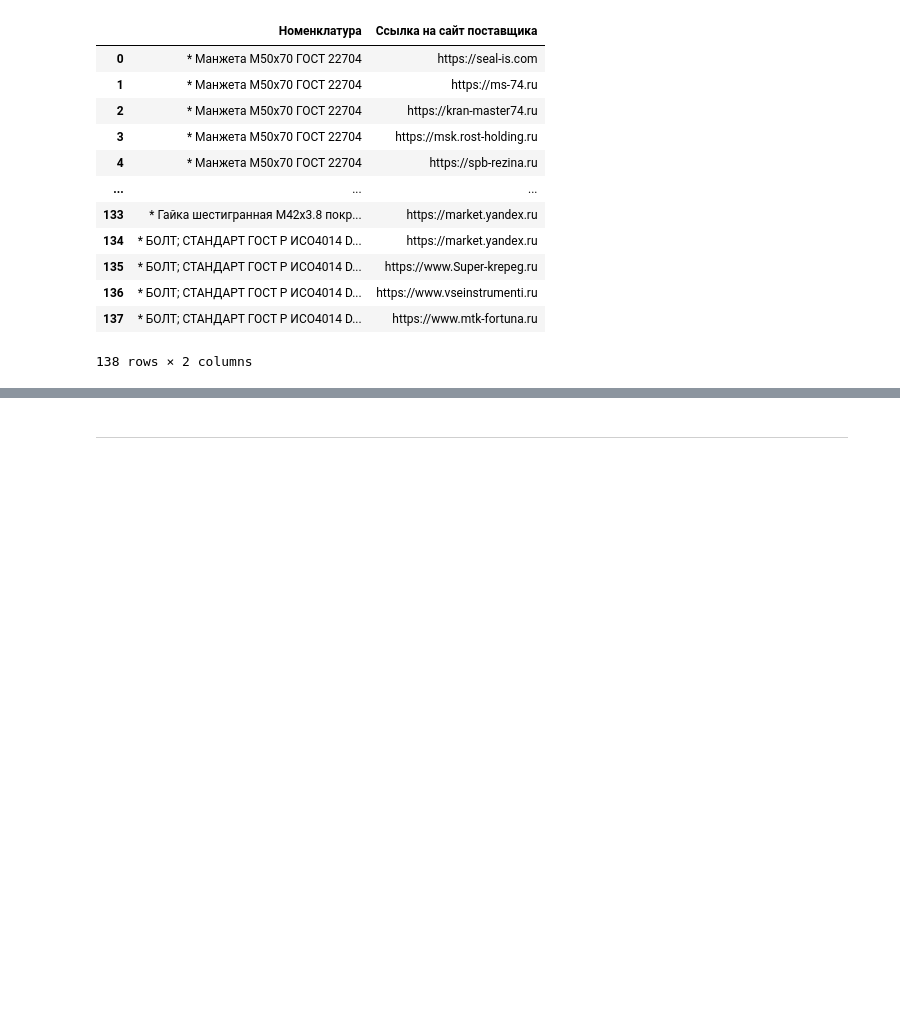
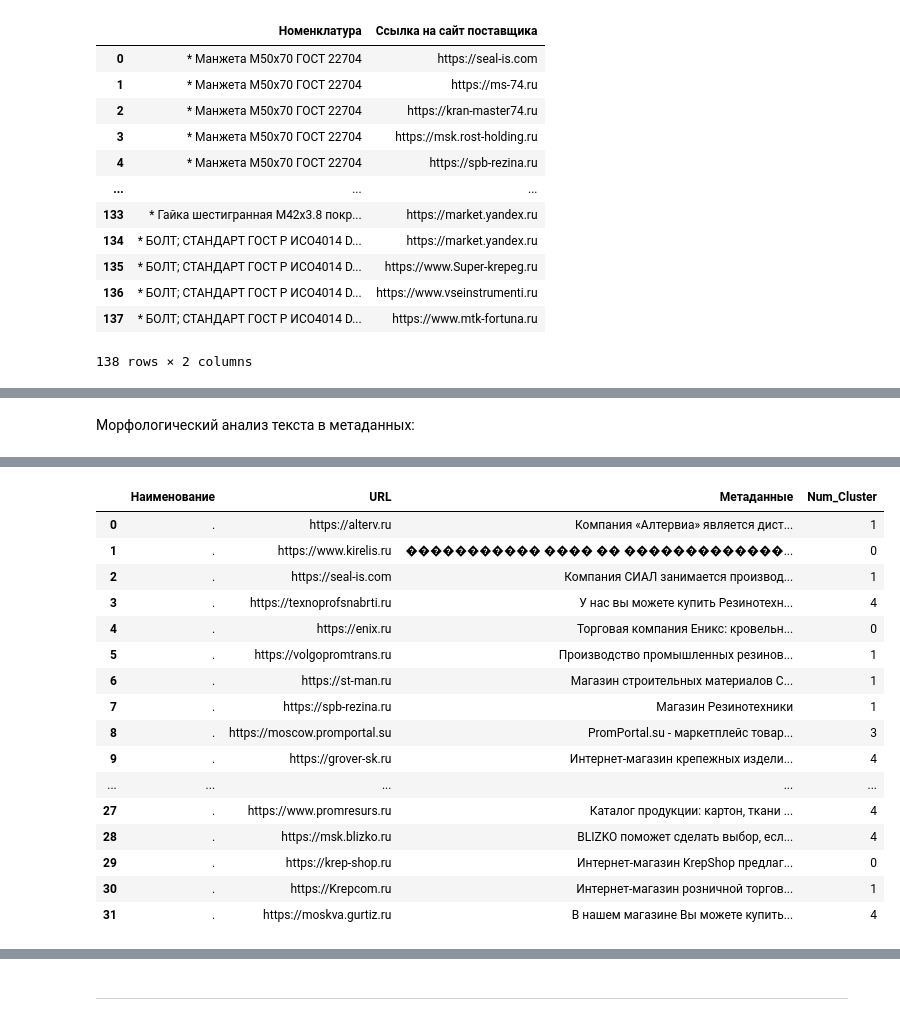
Before and after one commit to AlexHLinS/serverchallengesolution, a Jupyter notebook: Ezee_task3_solution.ipynb, the cells around one changed output, grey strips where cells are left out. Cells and saved outputs as stored; diff of their text form; code cells hidden in the pictures; blank space fills up the shorter version.

```diff
--- a/Ezee_task3_solution.ipynb
+++ b/Ezee_task3_solution.ipynb
@@ -245,0 +339,46 @@ ML модель верификации площадок
+# %%
+#предобработка данных:
+Meta = parsed_meta
+Meta.rename(columns={'Описание': 'Метаданные'}, inplace=True)
+
+# В случае, если у сайта нет метаданных, но он полезен, лучше его не удалять, а маркировать соответствующим образом.
+Meta.fillna('unknown',inplace=True)
+
+bad_words = "[^_{|}~\"\-#$%&'()*+,./:;<=>?@[\]]+"
+# %% [markdown]
+Морфологический анализ текста в метаданных:
+# %%
+from nltk.corpus import stopwords
+nltk.download('punkt')
+nltk.download('stopwords')
+# Проводим морфологический анализ текста в метаданных
+morph = MorphAnalyzer()
+def token_only(text):
+    text = re.sub(bad_words,' ',text)
+    tokens = [word.lower() for sent in sent_tokenize(text) for word in word_tokenize(sent)]
+    filtered_tokens = []
+    for token in tokens:
+        token = token.strip()
+        token = morph.normal_forms(token)[0]
+        filtered_tokens.append(token)
+    return filtered_tokens
+
+stopwords = stopwords.words('russian')
+# stopwords.extend(['итог','руб','который','клиент'])
+tfidf_vectorizer = TfidfVectorizer(smooth_idf=True,max_df=0.5,min_df=0.02,max_features=10000,
+                                   stop_words=stopwords,
+                                   use_idf=True,tokenizer=token_only, ngram_range=(1,4))
+df_for_tfidf = Meta['Метаданные']
+tfidf_matrix = tfidf_vectorizer.fit_transform(df_for_tfidf)
+
+mbk  = MiniBatchKMeans(n_clusters=5,init='random').fit(tfidf_matrix)# Количество кластеров определено "экспертно".
+# как корректно определять кластера указано ниже
+y_kmeansMBK = mbk.predict(tfidf_matrix)
+Num = []
+Num = [pt for pt in y_kmeansMBK]
+df2 = {"Num_Cluster": Num}
+dfMBK = pd.DataFrame(df2)
+df = pd.concat([Meta,dfMBK], axis=1)
+#df.to_excel('Cluster.xlsx', index=False) В случае необходимости импорта в Excel
+df
+# %% [output]
@@ -245,0 +389,17 @@ ML модель верификации площадок
+|  | Наименование | URL | Метаданные | Num_Cluster |
+| 0 | . | https://alterv.ru | Компания «Алтервиа» является дист... | 1 |
+| 1 | . | https://www.kirelis.ru | ����������� ���� �� �������������... | 0 |
+| 2 | . | https://seal-is.com | Компания СИАЛ занимается производ... | 1 |
+| 3 | . | https://texnoprofsnabrti.ru | У нас вы можете купить Резинотехн... | 4 |
+| 4 | . | https://enix.ru | Торговая компания Еникс: кровельн... | 0 |
+| 5 | . | https://volgopromtrans.ru | Производство промышленных резинов... | 1 |
+| 6 | . | https://st-man.ru | Магазин строительных материалов С... | 1 |
+| 7 | . | https://spb-rezina.ru | Магазин Резинотехники | 1 |
+| 8 | . | https://moscow.promportal.su | PromPortal.su - маркетплейс товар... | 3 |
+| 9 | . | https://grover-sk.ru | Интернет-магазин крепежных издели... | 4 |
+| ... | ... | ... | ... | ... |
+| 27 | . | https://www.promresurs.ru | Каталог продукции: картон, ткани ... | 4 |
+| 28 | . | https://msk.blizko.ru | BLIZKO поможет сделать выбор, есл... | 4 |
+| 29 | . | https://krep-shop.ru | Интернет-магазин KrepShop предлаг... | 0 |
+| 30 | . | https://Krepcom.ru | Интернет-магазин розничной торгов... | 1 |
+| 31 | . | https://moskva.gurtiz.ru | В нашем магазине Вы можете купить... | 4 |
```
Also changed, not shown: parts of 15 cells of this notebook, 3 other files.
